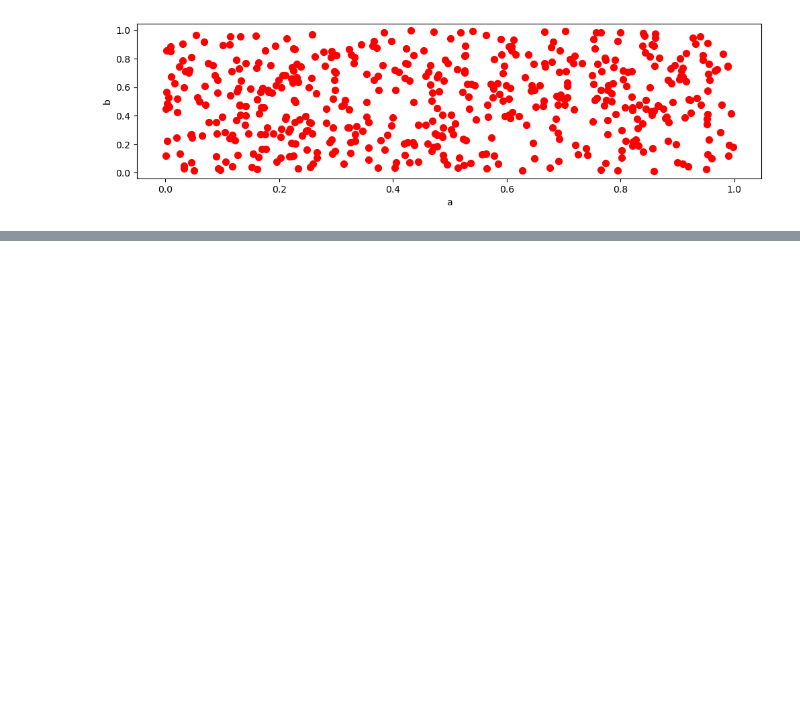
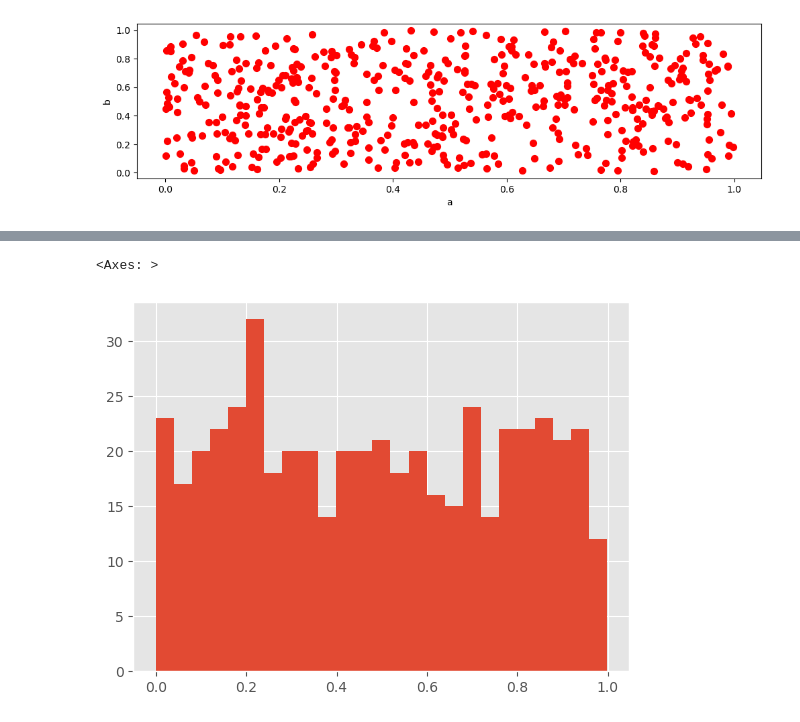
Before and after one commit to myk-francis/python-challenges-scripts, a Jupyter notebook: matplotlib/Basics.ipynb, the cells around one changed output, grey strips where cells are left out. Cells and saved outputs as stored; diff of their text form; code cells hidden in the pictures; blank space fills up the shorter version.

```diff
--- a/matplotlib/Basics.ipynb
+++ b/matplotlib/Basics.ipynb
@@ -141,0 +147,6 @@ df3.plot.scatter(x='a', y='b', c='red', s=50, figsize=(12, 3))
+# %%
+plt.style.use('ggplot')
+df3['a'].hist(bins=25)
+# %% [output]
+<Axes: >
+[figure, added]
```
Also changed, not shown: parts of 6 cells of this notebook.
